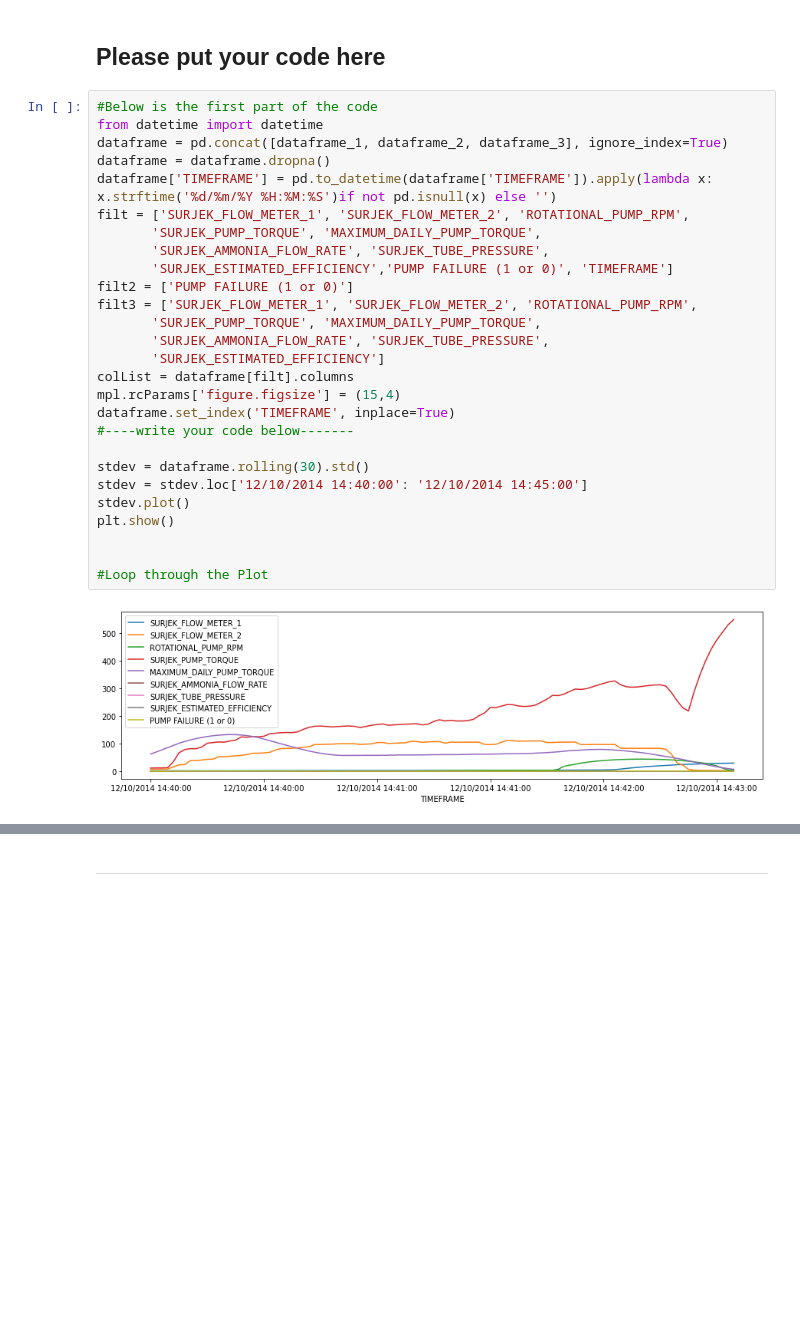
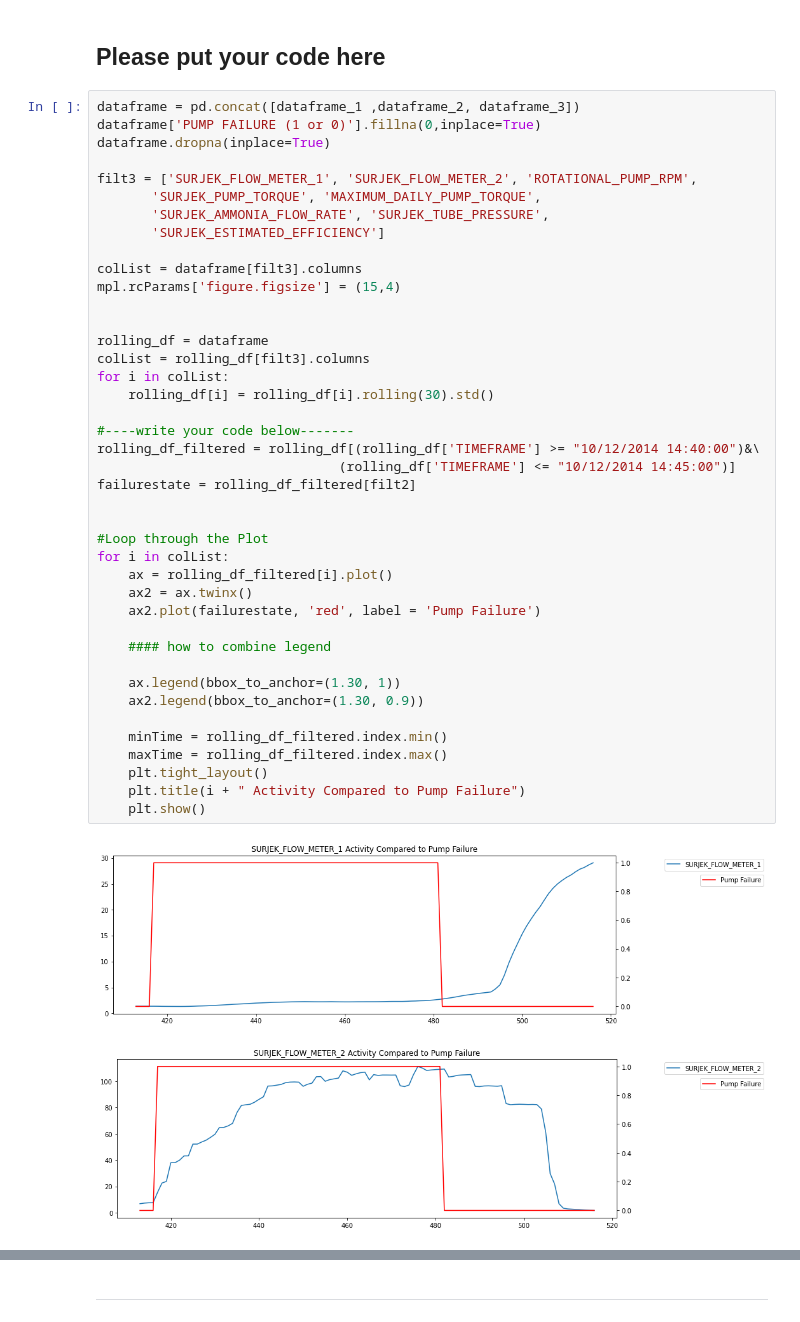
Before and after one commit to nmessing/Python1, a Jupyter notebook: Python_Southern_Water_Corp_Case_Study.ipynb, the cells around one changed output, grey strips where cells are left out. Drawn from its saved outputs; the diff is of its cells as text; blank space fills up the shorter version.

```diff
--- a/Python_Southern_Water_Corp_Case_Study.ipynb
+++ b/Python_Southern_Water_Corp_Case_Study.ipynb
@@ -321,32 +322,47 @@ ii) Re-plot all variables for the time period 10/12/2014 14:40 to 10/12/2014 14:
 Do any particular variables seem to move in relation to the failure event?
 # %% [markdown]
 ## Please put your code here
-# %%
-#Below is the first part of the code
-from datetime import datetime
-dataframe = pd.concat([dataframe_1, dataframe_2, dataframe_3], ignore_index=True)
-dataframe = dataframe.dropna()
-dataframe['TIMEFRAME'] = pd.to_datetime(dataframe['TIMEFRAME']).apply(lambda x: x.strftime('%d/%m/%Y %H:%M:%S')if not pd.isnull(x) else '')
-filt = ['SURJEK_FLOW_METER_1', 'SURJEK_FLOW_METER_2', 'ROTATIONAL_PUMP_RPM',
-       'SURJEK_PUMP_TORQUE', 'MAXIMUM_DAILY_PUMP_TORQUE',
-       'SURJEK_AMMONIA_FLOW_RATE', 'SURJEK_TUBE_PRESSURE',
-       'SURJEK_ESTIMATED_EFFICIENCY','PUMP FAILURE (1 or 0)', 'TIMEFRAME']
-filt2 = ['PUMP FAILURE (1 or 0)']
-filt3 = ['SURJEK_FLOW_METER_1', 'SURJEK_FLOW_METER_2', 'ROTATIONAL_PUMP_RPM',
-       'SURJEK_PUMP_TORQUE', 'MAXIMUM_DAILY_PUMP_TORQUE',
-       'SURJEK_AMMONIA_FLOW_RATE', 'SURJEK_TUBE_PRESSURE',
-       'SURJEK_ESTIMATED_EFFICIENCY']
-colList = dataframe[filt].columns
-mpl.rcParams['figure.figsize'] = (15,4)
-dataframe.set_index('TIMEFRAME', inplace=True)
-#----write your code below-------
-
-stdev = dataframe.rolling(30).std()
-stdev = stdev.loc['12/10/2014 14:40:00': '12/10/2014 14:45:00']
-stdev.plot()
-plt.show()
-
-
-#Loop through the Plot
-# %% [output]
-[figure, removed]
+# %%
+dataframe = pd.concat([dataframe_1 ,dataframe_2, dataframe_3])
+dataframe['PUMP FAILURE (1 or 0)'].fillna(0,inplace=True)
+dataframe.dropna(inplace=True)
+
+filt3 = ['SURJEK_FLOW_METER_1', 'SURJEK_FLOW_METER_2', 'ROTATIONAL_PUMP_RPM',
+       'SURJEK_PUMP_TORQUE', 'MAXIMUM_DAILY_PUMP_TORQUE',
+       'SURJEK_AMMONIA_FLOW_RATE', 'SURJEK_TUBE_PRESSURE',
+       'SURJEK_ESTIMATED_EFFICIENCY']
+
+colList = dataframe[filt3].columns
+mpl.rcParams['figure.figsize'] = (15,4)
+
+
+rolling_df = dataframe
+colList = rolling_df[filt3].columns
+for i in colList:
+    rolling_df[i] = rolling_df[i].rolling(30).std()
+
+#----write your code below-------
+rolling_df_filtered = rolling_df[(rolling_df['TIMEFRAME'] >= "10/12/2014 14:40:00")&\
+                               (rolling_df['TIMEFRAME'] <= "10/12/2014 14:45:00")]
+failurestate = rolling_df_filtered[filt2]
+
+
+#Loop through the Plot
+for i in colList:
+    ax = rolling_df_filtered[i].plot()
+    ax2 = ax.twinx()
+    ax2.plot(failurestate, 'red', label = 'Pump Failure')
+
+    #### how to combine legend
+
+    ax.legend(bbox_to_anchor=(1.30, 1))
+    ax2.legend(bbox_to_anchor=(1.30, 0.9))
+
+    minTime = rolling_df_filtered.index.min()
+    maxTime = rolling_df_filtered.index.max()
+    plt.tight_layout()
+    plt.title(i + " Activity Compared to Pump Failure")
+    plt.show()
+# %% [output]
+[figure, added]
+[figure, added]
```
Also changed, not shown: parts of 22 cells of this notebook.
